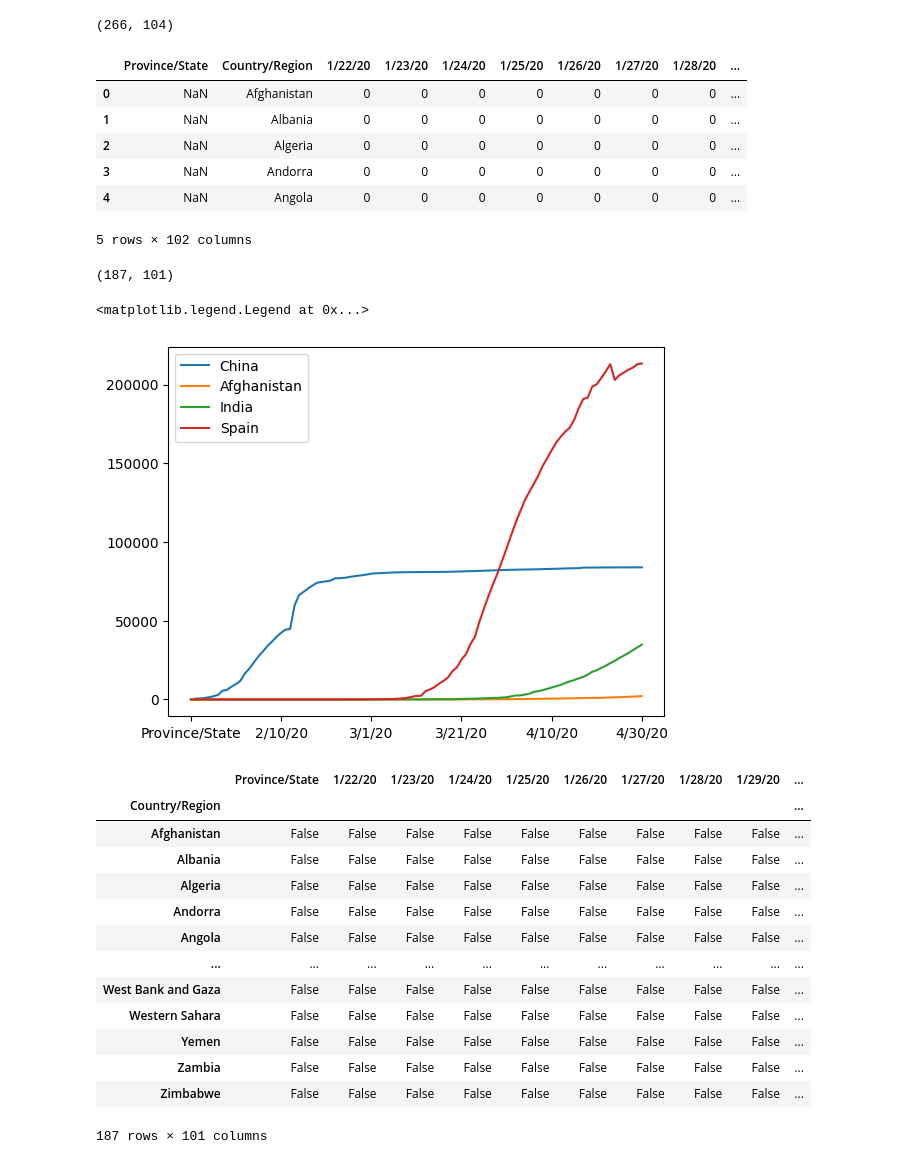
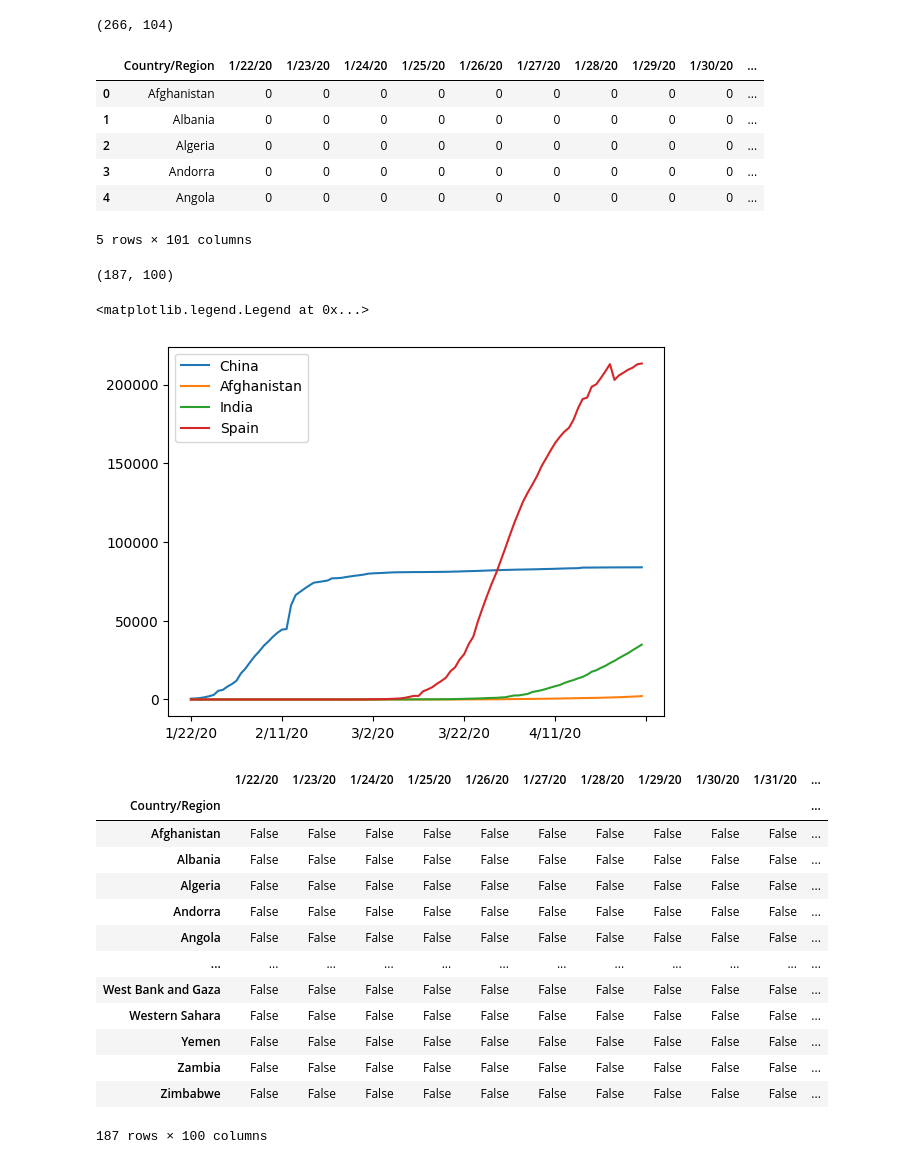
Before and after one commit to AswinAzikar/tutedude_assignments, a Jupyter notebook: Covid-19 Analysis.ipynb, the cells around one changed output. Cells and saved outputs as stored; diff of their text form; code cells hidden in the pictures.

Commit message:
Kaggle Notebook | Covid-19 Analysis | Version 3

```diff
--- a/Covid-19 Analysis.ipynb
+++ b/Covid-19 Analysis.ipynb
@@ -20,7 +20,7 @@ covid_conf.shape
 # %% [output]
 (266, 104)
 # %%
-covid_conf.drop(["Lat","Long"],axis=1,inplace=True)
+covid_conf.drop(["Lat","Long","Province/State" ],axis=1,inplace=True)
 
 #
 # This Python code is used to remove the "Lat" and "Long" columns from a Pandas DataFrame called "covid_conf":
@@ -33,54 +33,55 @@ covid_conf.drop(["Lat","Long"],axis=1,inplace=True)
 # %%
 covid_conf.head()
 # %% [output]
-|  | Province/State | Country/Region | 1/22/20 | 1/23/20 | 1/24/20 | 1/25/20 | 1/26/20 | 1/27/20 | 1/28/20 | ... |
-| 0 | NaN | Afghanistan | 0 | 0 | 0 | 0 | 0 | 0 | 0 | ... |
-| 1 | NaN | Albania | 0 | 0 | 0 | 0 | 0 | 0 | 0 | ... |
-| 2 | NaN | Algeria | 0 | 0 | 0 | 0 | 0 | 0 | 0 | ... |
-| 3 | NaN | Andorra | 0 | 0 | 0 | 0 | 0 | 0 | 0 | ... |
-| 4 | NaN | Angola | 0 | 0 | 0 | 0 | 0 | 0 | 0 | ... |
+|  | Country/Region | 1/22/20 | 1/23/20 | 1/24/20 | 1/25/20 | 1/26/20 | 1/27/20 | 1/28/20 | 1/29/20 | 1/30/20 | ... |
+| 0 | Afghanistan | 0 | 0 | 0 | 0 | 0 | 0 | 0 | 0 | 0 | ... |
+| 1 | Albania | 0 | 0 | 0 | 0 | 0 | 0 | 0 | 0 | 0 | ... |
+| 2 | Algeria | 0 | 0 | 0 | 0 | 0 | 0 | 0 | 0 | 0 | ... |
+| 3 | Andorra | 0 | 0 | 0 | 0 | 0 | 0 | 0 | 0 | 0 | ... |
+| 4 | Angola | 0 | 0 | 0 | 0 | 0 | 0 | 0 | 0 | 0 | ... |
-5 rows × 102 columns
+5 rows × 101 columns
 # %%
 agg_df = covid_conf.groupby("Country/Region").sum()
 # %%
 agg_df.shape
 # %% [output]
-(187, 101)
+(187, 100)
 # %%
 #Data viz  resepected to countries
 
 
 
 # The respective row contains non numeric objects, hence converted to number values then
-china_data = agg_df.loc["China"].apply(pd.to_numeric, errors="coerce")
+china_data = agg_df.loc["China"]
 china_data.plot()
 
 
-agg_df.loc["Afghanistan"].plot()
-agg_df.loc["India"].plot()
-
-agg_df.loc["Spain"].plot()
-
+afgan_data = agg_df.loc["Afghanistan"]
+afgan_data.plot()
+india_data = agg_df.loc["India"]
+india_data.plot()
+spain_data = agg_df.loc["Spain"]
+spain_data.plot()
 
 
 plt.legend()
 # %% [output]
 <matplotlib.legend.Legend at 0x...>
-[figure, old version]
+[figure, new version]
 # %%
 agg_df.isnull()
 # %% [output]
-|  | Province/State | 1/22/20 | 1/23/20 | 1/24/20 | 1/25/20 | 1/26/20 | 1/27/20 | 1/28/20 | 1/29/20 | ... |
-| Country/Region |  |  |  |  |  |  |  |  |  | ... |
-| Afghanistan | False | False | False | False | False | False | False | False | False | ... |
-| Albania | False | False | False | False | False | False | False | False | False | ... |
-| Algeria | False | False | False | False | False | False | False | False | False | ... |
-| Andorra | False | False | False | False | False | False | False | False | False | ... |
-| Angola | False | False | False | False | False | False | False | False | False | ... |
-| ... | ... | ... | ... | ... | ... | ... | ... | ... | ... | ... |
-| West Bank and Gaza | False | False | False | False | False | False | False | False | False | ... |
-| Western Sahara | False | False | False | False | False | False | False | False | False | ... |
-| Yemen | False | False | False | False | False | False | False | False | False | ... |
-| Zambia | False | False | False | False | False | False | False | False | False | ... |
-| Zimbabwe | False | False | False | False | False | False | False | False | False | ... |
+|  | 1/22/20 | 1/23/20 | 1/24/20 | 1/25/20 | 1/26/20 | 1/27/20 | 1/28/20 | 1/29/20 | 1/30/20 | 1/31/20 | ... |
+| Country/Region |  |  |  |  |  |  |  |  |  |  | ... |
+| Afghanistan | False | False | False | False | False | False | False | False | False | False | ... |
+| Albania | False | False | False | False | False | False | False | False | False | False | ... |
+| Algeria | False | False | False | False | False | False | False | False | False | False | ... |
+| Andorra | False | False | False | False | False | False | False | False | False | False | ... |
+| Angola | False | False | False | False | False | False | False | False | False | False | ... |
+| ... | ... | ... | ... | ... | ... | ... | ... | ... | ... | ... | ... |
+| West Bank and Gaza | False | False | False | False | False | False | False | False | False | False | ... |
+| Western Sahara | False | False | False | False | False | False | False | False | False | False | ... |
+| Yemen | False | False | False | False | False | False | False | False | False | False | ... |
+| Zambia | False | False | False | False | False | False | False | False | False | False | ... |
+| Zimbabwe | False | False | False | False | False | False | False | False | False | False | ... |
-187 rows × 101 columns
+187 rows × 100 columns
```
Also changed, not shown: parts of 29 cells of this notebook.
